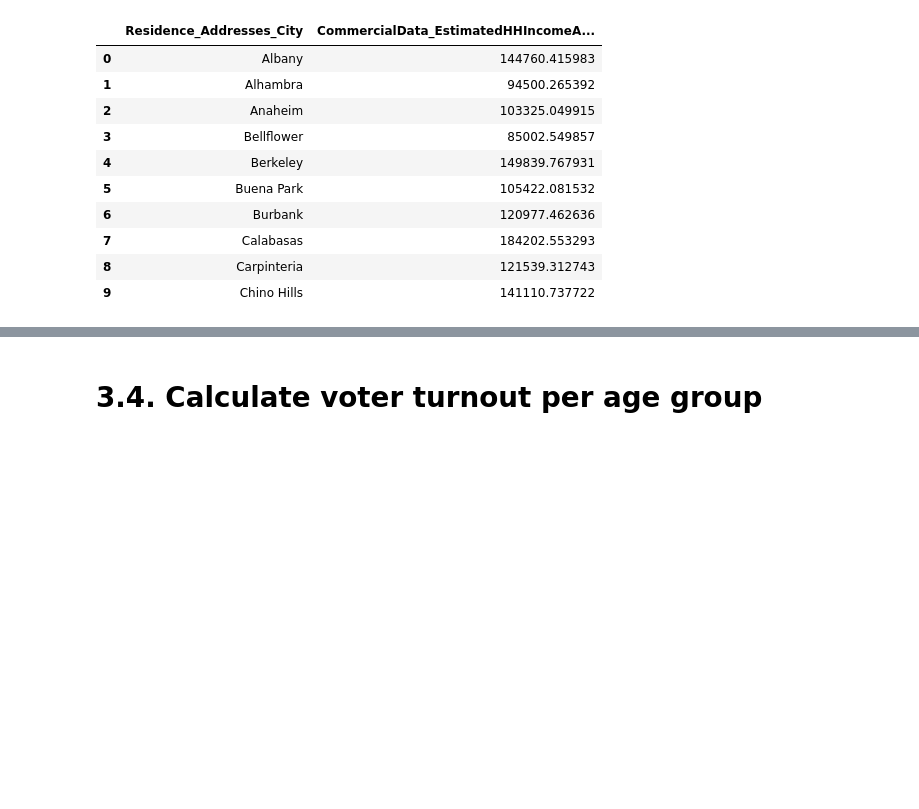
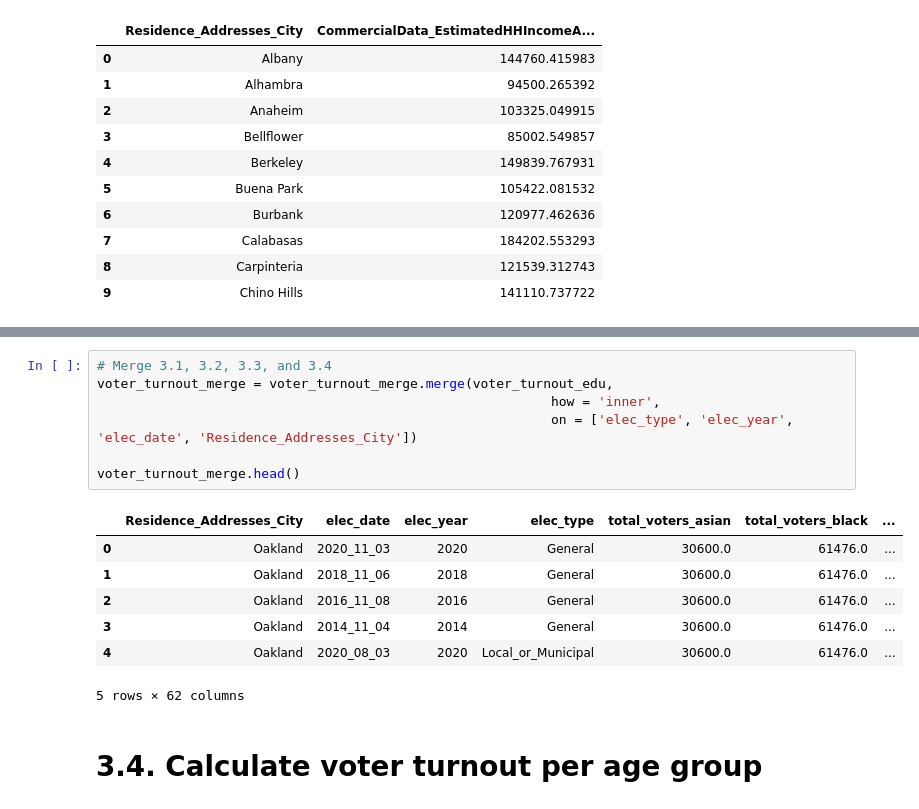
Before and after one commit to jnshzk/capstone, a Jupyter notebook: combine_demographic_vote_history.ipynb, the cells around one changed output, grey strips where cells are left out. Saved outputs shown, nothing was run; the diff lists cells and outputs as text; blank space fills up the shorter version.

```diff
--- a/combine_demographic_vote_history.ipynb
+++ b/combine_demographic_vote_history.ipynb
@@ -703,3 +820,18 @@ voter_turnout_merge.head(10)
+# %%
+# Merge 3.1, 3.2, 3.3, and 3.4
+voter_turnout_merge = voter_turnout_merge.merge(voter_turnout_edu,
+                                                          how = 'inner',
+                                                          on = ['elec_type', 'elec_year', 'elec_date', 'Residence_Addresses_City'])
+
+voter_turnout_merge.head()
+# %% [output]
+|  | Residence_Addresses_City | elec_date | elec_year | elec_type | total_voters_asian | total_voters_black | ... |
+| 0 | Oakland | 2020_11_03 | 2020 | General | 30600.0 | 61476.0 | ... |
+| 1 | Oakland | 2018_11_06 | 2018 | General | 30600.0 | 61476.0 | ... |
+| 2 | Oakland | 2016_11_08 | 2016 | General | 30600.0 | 61476.0 | ... |
+| 3 | Oakland | 2014_11_04 | 2014 | General | 30600.0 | 61476.0 | ... |
+| 4 | Oakland | 2020_08_03 | 2020 | Local_or_Municipal | 30600.0 | 61476.0 | ... |
+5 rows × 62 columns
 # %% [markdown]
 #  3.4.  Calculate voter turnout per age group
 # %%
```
Also changed, not shown: parts of 19 cells of this notebook.
